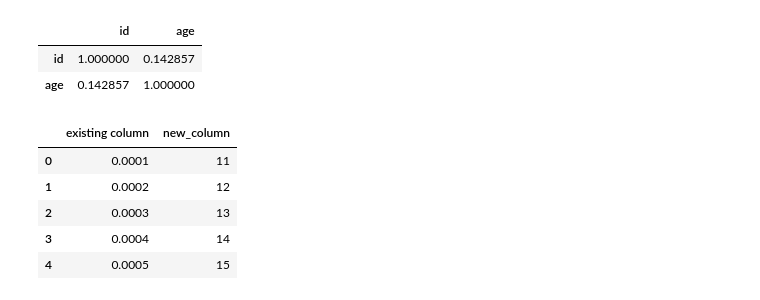
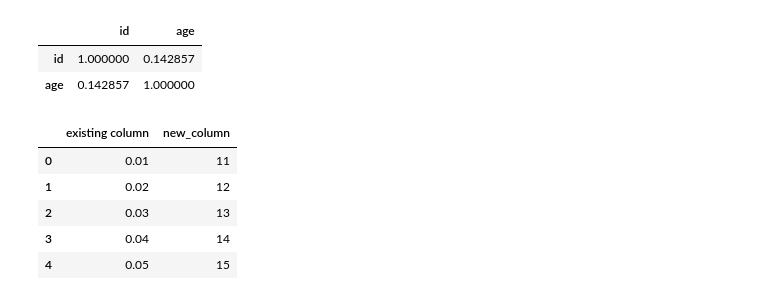
Before and after one commit to VforVitorio/2025_NLP_digital_portfolio, a Jupyter notebook: S01/S01_exercises.ipynb, the cells around one changed output. Drawn from its saved outputs; the diff is of its cells as text; code cells hidden in the pictures.

```diff
--- a/S01/S01_exercises.ipynb
+++ b/S01/S01_exercises.ipynb
@@ -853,15 +853,15 @@ df2.corr()
 # %%
 # 16. Write a program to apply a lambda function to every element of a column in a DataFrame.
 
-df["existing column"] = df["existing column"].apply(lambda x : np.sum(x)/100)
+df["existing column"] = df["existing column"].apply(lambda x : x/100)
 
 df.head()
 # %% [output]
 |  | existing column | new_column |
-| 0 | 0.0001 | 11 |
-| 1 | 0.0002 | 12 |
-| 2 | 0.0003 | 13 |
-| 3 | 0.0004 | 14 |
-| 4 | 0.0005 | 15 |
+| 0 | 0.01 | 11 |
+| 1 | 0.02 | 12 |
+| 2 | 0.03 | 13 |
+| 3 | 0.04 | 14 |
+| 4 | 0.05 | 15 |
 # %%
 # 17. Write a program to drop duplicate rows from a DataFrame.
```
Also changed, not shown: parts of 3 cells of this notebook, 1 other file.
